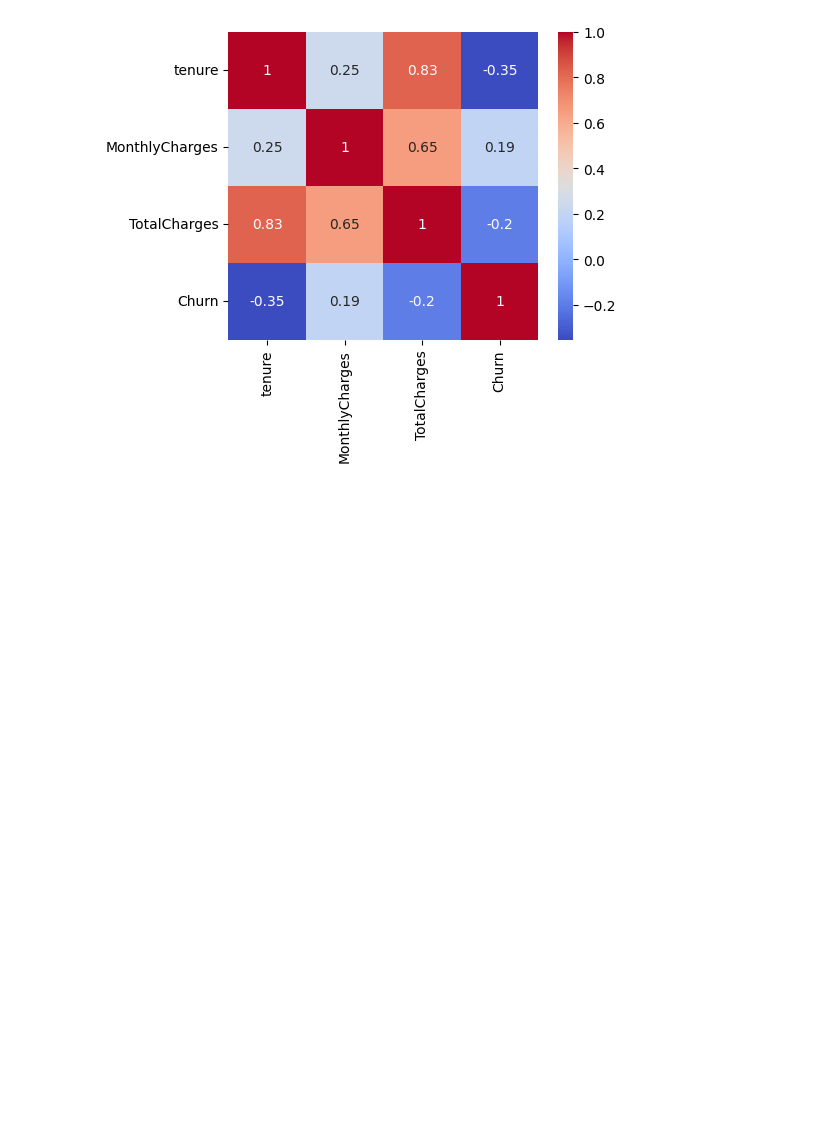
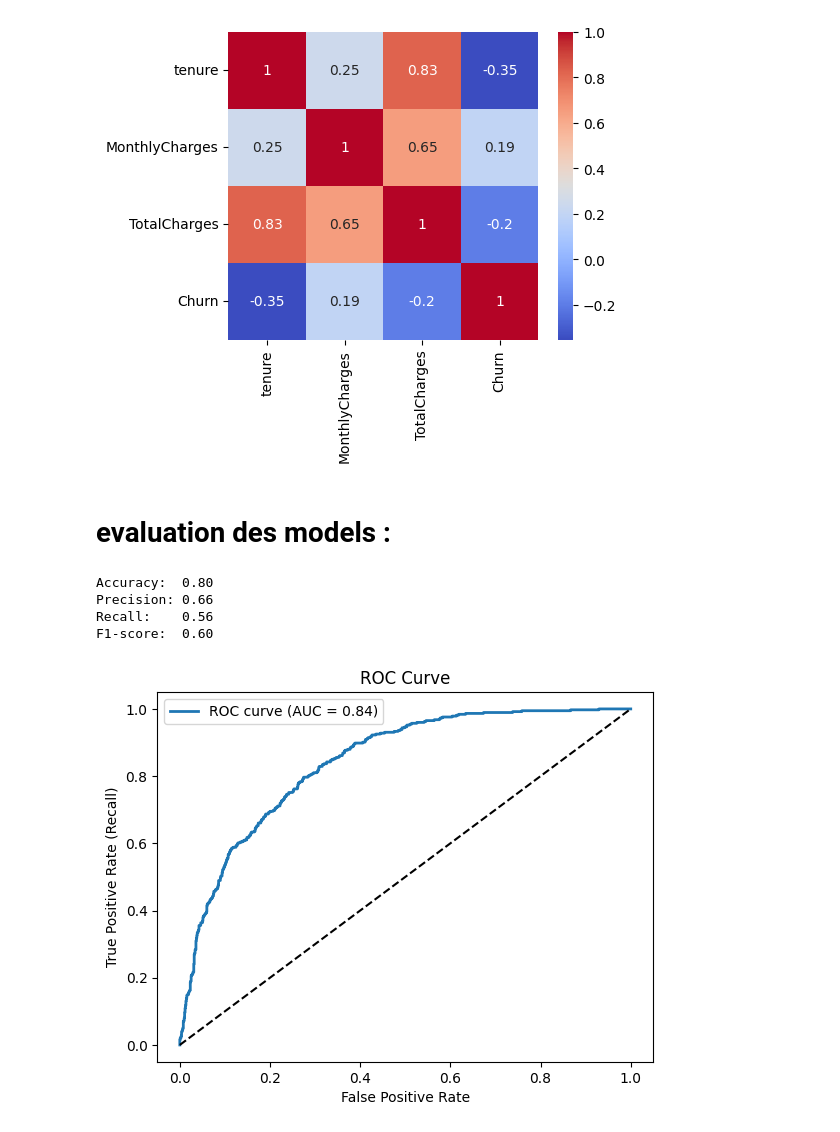
Before and after one commit to Khaoula1025/PredictionDuChurnClientDsabonnement, a Jupyter notebook: analyzeAndPrepareData.ipynb, the cells around one changed output. Saved outputs shown, nothing was run; the diff lists cells and outputs as text; code cells hidden in the pictures; blank space fills up the shorter version.

```diff
--- a/analyzeAndPrepareData.ipynb
+++ b/analyzeAndPrepareData.ipynb
@@ -202,3 +218,16 @@ sns.heatmap(matrix,annot=True,cmap='coolwarm')
 plt.show()
 # %% [output]
 [figure]
+# %% [markdown]
+# evaluation des models :
+# %%
+# Evaluate
+from pipeline import modelTraining
+from sklearn.linear_model import LogisticRegression
+modelTraining(LogisticRegression(max_iter=1000))
+# %% [output]
+Accuracy:  0.80
+Precision: 0.66
+Recall:    0.56
+F1-score:  0.60
+[figure, added]
```
Also changed, not shown: parts of 5 cells of this notebook, 3 other files.
